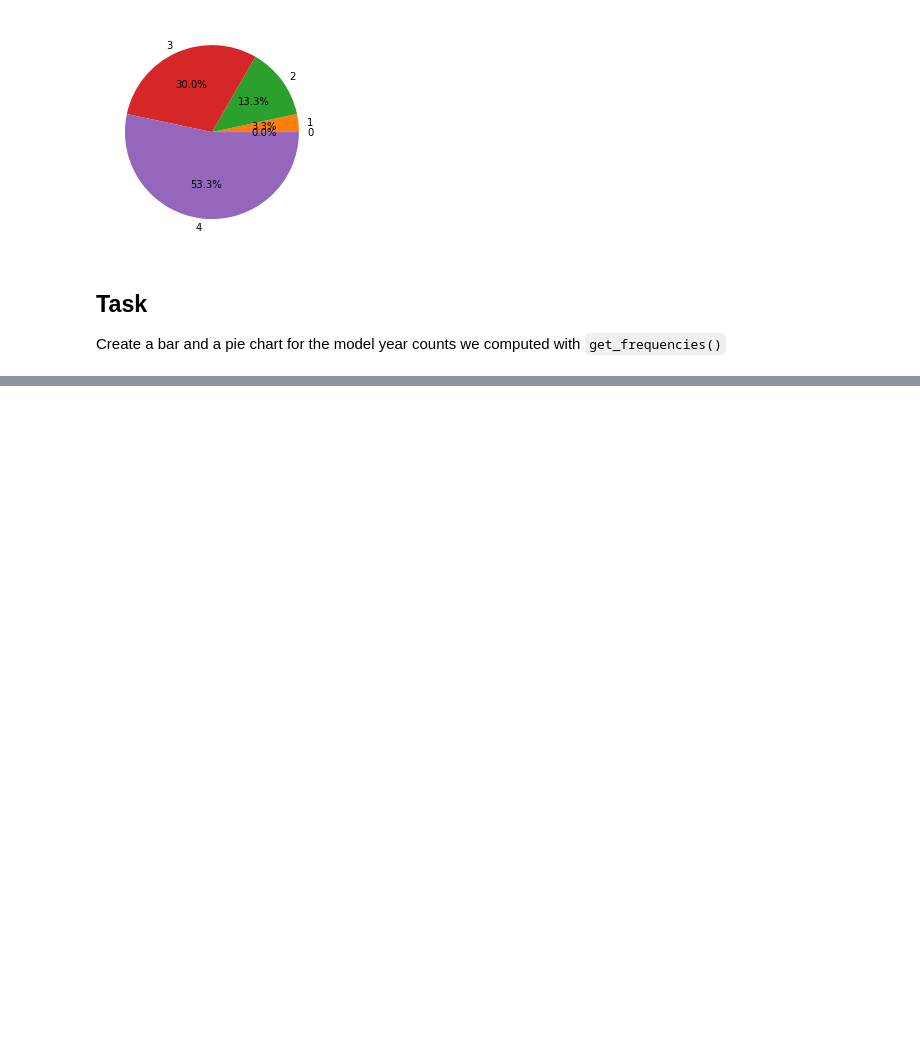
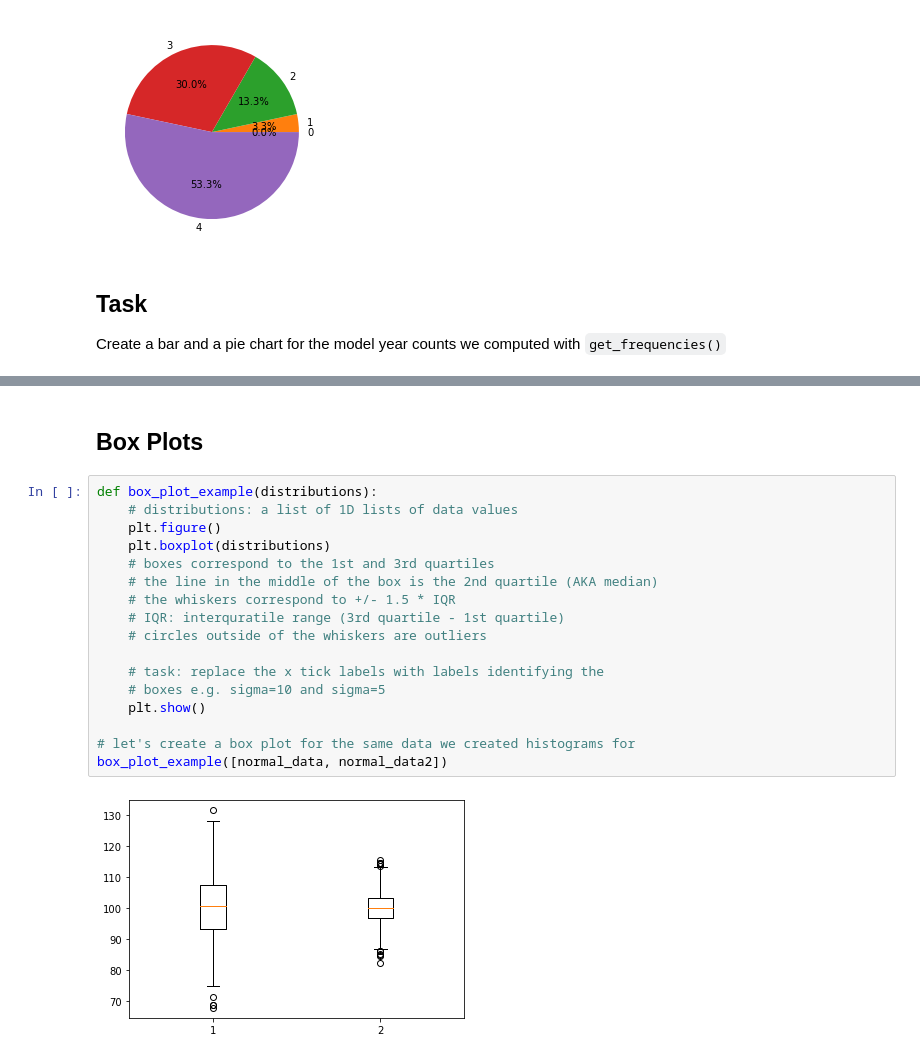
Before and after one commit to BenComer1998/U3-Data-Analysis, a Jupyter notebook: JupyterNotebookFunS1/MatplotlibBasics.ipynb, the cells around one changed output, grey strips where cells are left out. Cells and saved outputs as stored; diff of their text form; blank space fills up the shorter version.

```diff
--- a/JupyterNotebookFunS1/MatplotlibBasics.ipynb
+++ b/JupyterNotebookFunS1/MatplotlibBasics.ipynb
@@ -84,0 +136,21 @@ utils.dummy_function1()
+# %% [markdown]
+## Box Plots
+# %%
+def box_plot_example(distributions):
+    # distributions: a list of 1D lists of data values
+    plt.figure()
+    plt.boxplot(distributions)
+    # boxes correspond to the 1st and 3rd quartiles
+    # the line in the middle of the box is the 2nd quartile (AKA median)
+    # the whiskers correspond to +/- 1.5 * IQR
+    # IQR: interquratile range (3rd quartile - 1st quartile)
+    # circles outside of the whiskers are outliers
+
+    # task: replace the x tick labels with labels identifying the
+    # boxes e.g. sigma=10 and sigma=5
+    plt.show()
+
+# let's create a box plot for the same data we created histograms for
+box_plot_example([normal_data, normal_data2])
+# %% [output]
+[figure, added]
```
Also changed, not shown: parts of 6 cells of this notebook, 2 other files.
